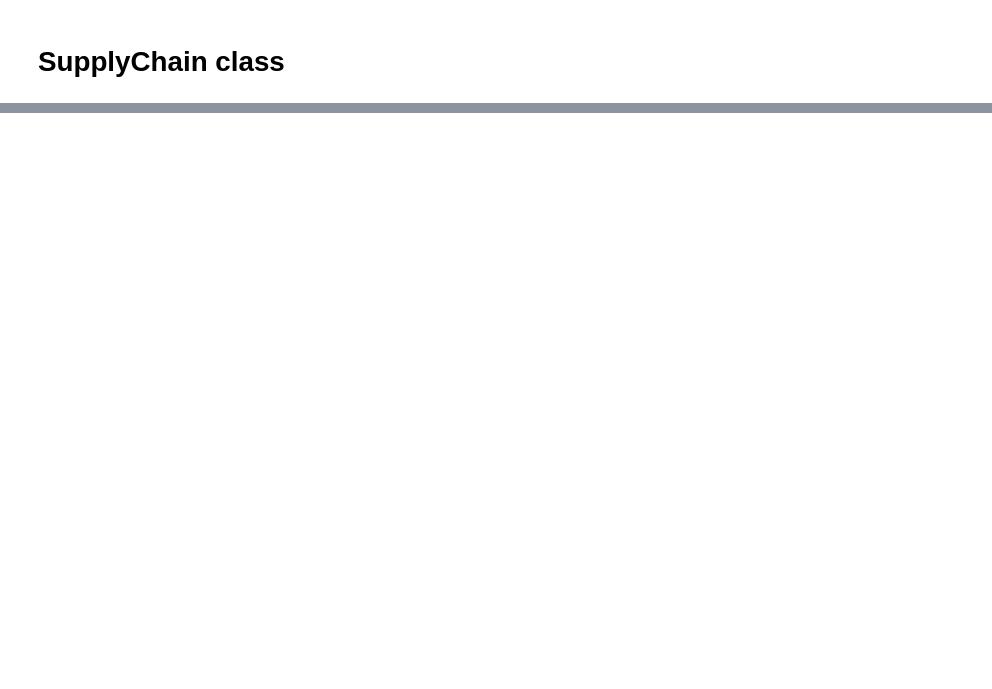
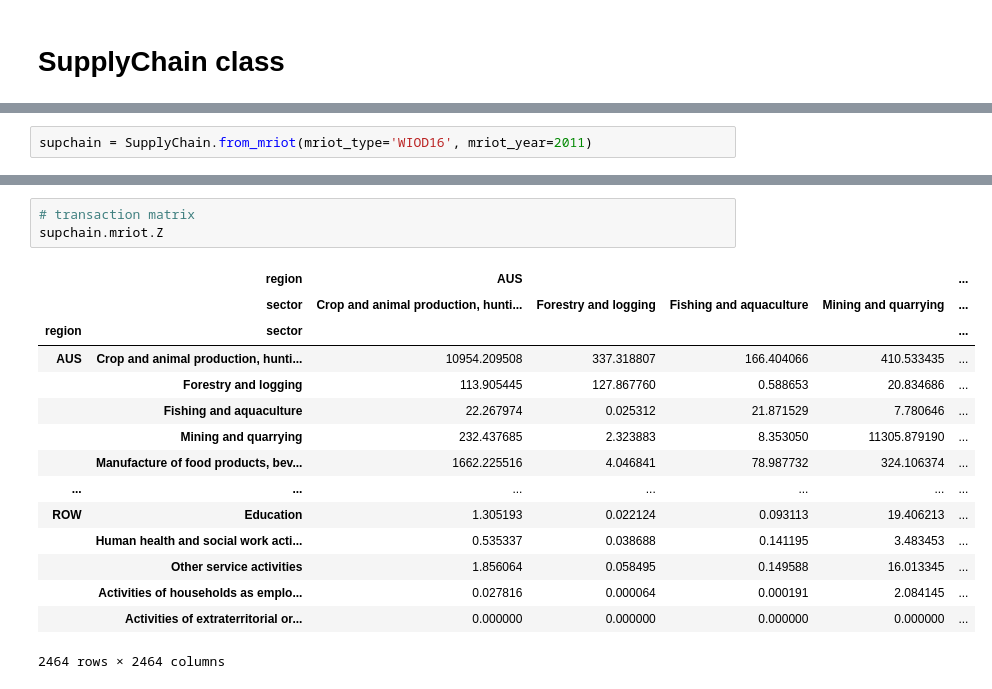
Before and after one commit to CLIMADA-project/climada_petals, a Jupyter notebook: doc/tutorial/climada_engine_SupplyChain.ipynb, the cells around one changed output, grey strips where cells are left out. Saved outputs shown, nothing was run; the diff lists cells and outputs as text; blank space fills up the shorter version.

```diff
--- a/doc/tutorial/climada_engine_SupplyChain.ipynb
+++ b/doc/tutorial/climada_engine_SupplyChain.ipynb
@@ -474,0 +59,2 @@ df_imp #in M USD
+# %%
+supchain = SupplyChain.from_mriot(mriot_type='WIOD16', mriot_year=2011)
@@ -474,0 +94,19 @@ df_imp #in M USD
+# %%
+# transaction matrix
+supchain.mriot.Z
+# %% [output]
+|  | region | AUS |  |  |  | ... |
+|  | sector | Crop and animal production, hunti... | Forestry and logging | Fishing and aquaculture | Mining and quarrying | ... |
+| region | sector |  |  |  |  | ... |
+| AUS | Crop and animal production, hunti... | 10954.209508 | 337.318807 | 166.404066 | 410.533435 | ... |
+|  | Forestry and logging | 113.905445 | 127.867760 | 0.588653 | 20.834686 | ... |
+|  | Fishing and aquaculture | 22.267974 | 0.025312 | 21.871529 | 7.780646 | ... |
+|  | Mining and quarrying | 232.437685 | 2.323883 | 8.353050 | 11305.879190 | ... |
+|  | Manufacture of food products, bev... | 1662.225516 | 4.046841 | 78.987732 | 324.106374 | ... |
+| ... | ... | ... | ... | ... | ... | ... |
+| ROW | Education | 1.305193 | 0.022124 | 0.093113 | 19.406213 | ... |
+|  | Human health and social work acti... | 0.535337 | 0.038688 | 0.141195 | 3.483453 | ... |
+|  | Other service activities | 1.856064 | 0.058495 | 0.149588 | 16.013345 | ... |
+|  | Activities of households as emplo... | 0.027816 | 0.000064 | 0.000191 | 2.084145 | ... |
+|  | Activities of extraterritorial or... | 0.000000 | 0.000000 | 0.000000 | 0.000000 | ... |
+2464 rows × 2464 columns
```
Also changed, not shown: parts of 130 cells of this notebook, 2 other files.
